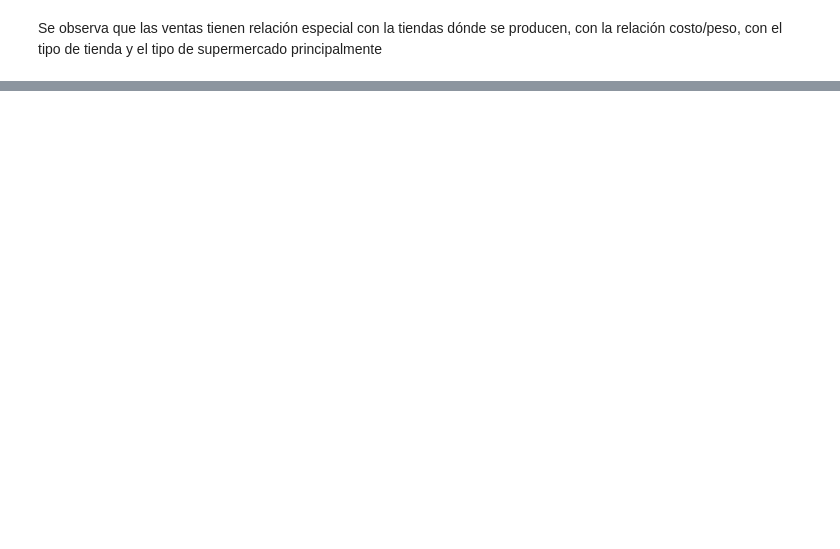
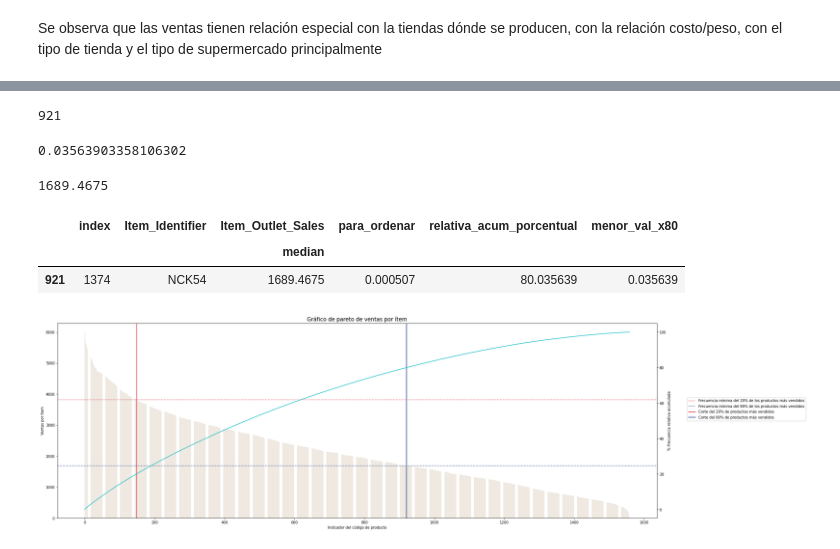
Before and after one commit to smaciasg/Ejercicios_DataScience_Coding_Dojo, a Jupyter notebook: Predicciones_de_ventas_alimenticias.ipynb, the cells around one changed output, grey strips where cells are left out. Saved outputs shown, nothing was run; the diff lists cells and outputs as text; code cells hidden in the pictures; blank space fills up the shorter version.

```diff
--- a/Predicciones_de_ventas_alimenticias.ipynb
+++ b/Predicciones_de_ventas_alimenticias.ipynb
@@ -597,0 +672,5 @@ Se observa que las ventas tienen relación especial con la tiendas dónde se pro
+# %%
+#Ahora ya filtrado el df podemos extraer el valor de Item_Outlet_Sales
+valor_x20[valor_x20['menor_val_x20']<=relativa_acum_20]
+valor_min_ventas = valor_x20[valor_x20['menor_val_x20']<=relativa_acum_20]['Item_Outlet_Sales'].values[0][0]
+valor_min_ventas
@@ -597,0 +727,49 @@ Se observa que las ventas tienen relación especial con la tiendas dónde se pro
+# %%
+#Lo que se hace es buscar el número más cercano a 80, para ello buscamos el menor residuo
+valor_x80['menor_val_x80']= valor_x80[['relativa_acum_porcentual']]%80
+valor_x80
+# Buscamos el dato preciso
+datax80= valor_x80[['menor_val_x80']]
+datax80
+va_datax80=  datax80.sort_values(by='menor_val_x80').index[0]
+va_datax80
+# %% [output]
+921
+# %%
+#Ahora lo que hacemos es buscar el valor de la freucencia relativa acumulada porcentual relativa_acum_porcentual, donde se tiene el datax20,
+#luego con él filtramos la data general para tener el valor de ventas y poder hacer la línea horizontal
+relativa_acum_80 = datax80.sort_values(by='menor_val_x80').values[0][0]
+relativa_acum_80
+# %% [output]
+0.03563903358106302
+# %%
+#Ahora ya filtrado el df podemos extraer el valor de Item_Outlet_Sales
+valor_x80[valor_x80['menor_val_x80']<=relativa_acum_80]
+valor_min_ventas_80 = valor_x80[valor_x80['menor_val_x80']<=relativa_acum_80]['Item_Outlet_Sales'].values[0][0]
+valor_min_ventas_80
+# %% [output]
+1689.4675
+# %%
+#Validamos que para el valor de relativa_acum_80 se obtegan los valores deseados
+valor_x80[valor_x80['menor_val_x80']==relativa_acum_80]
+# %% [output]
+|  | index | Item_Identifier | Item_Outlet_Sales | para_ordenar | relativa_acum_porcentual | menor_val_x80 |
+|  |  |  | median |  |  |  |
+| 921 | 1374 | NCK54 | 1689.4675 | 0.000507 | 80.035639 | 0.035639 |
+# %%
+fig, axes = plt.subplots(1,1, figsize=(30,10))
+axes.bar(data_item_sales_pareto.index,data_item_sales_pareto['Item_Outlet_Sales']['median'].values, color='#EFE9E2')
+axes.set_ylabel("Ventas por ítem")
+axes.set_xlabel("Indicador del código de producto")
+axes.set_title("Gráfico de pareto de ventas por ítem", fontsize=15)
+plt.axhline(y = valor_min_ventas, color = '#D91D2F', label = 'Frecuencia mínima del 20% de los productos más vendidos',linestyle=':')
+plt.axhline(y = valor_min_ventas_80, color = '#002379', label = 'Frecuencia mínima del 80% de los productos más vendidos',linestyle=':')
+plt.axvline(x= va_datax20,color = '#D91D2F', label = 'Corte del 20% de productos más vendidos')
+plt.axvline(x = va_datax80, color = '#002379', label = 'Corte del 80% de productos más vendidos')
+axes2 = axes.twinx()
+axes2.plot(data_item_sales_pareto.index,data_item_sales_pareto['relativa_acum_porcentual'].values, c='#05BAC1')
+axes2.set_ylabel("% Frecuencia relativa acumulada")
+axes.legend(loc=(1.05,0.5))
+plt.show()
+# %% [output]
+[figure, added]
```
Also changed, not shown: parts of 40 cells of this notebook.
